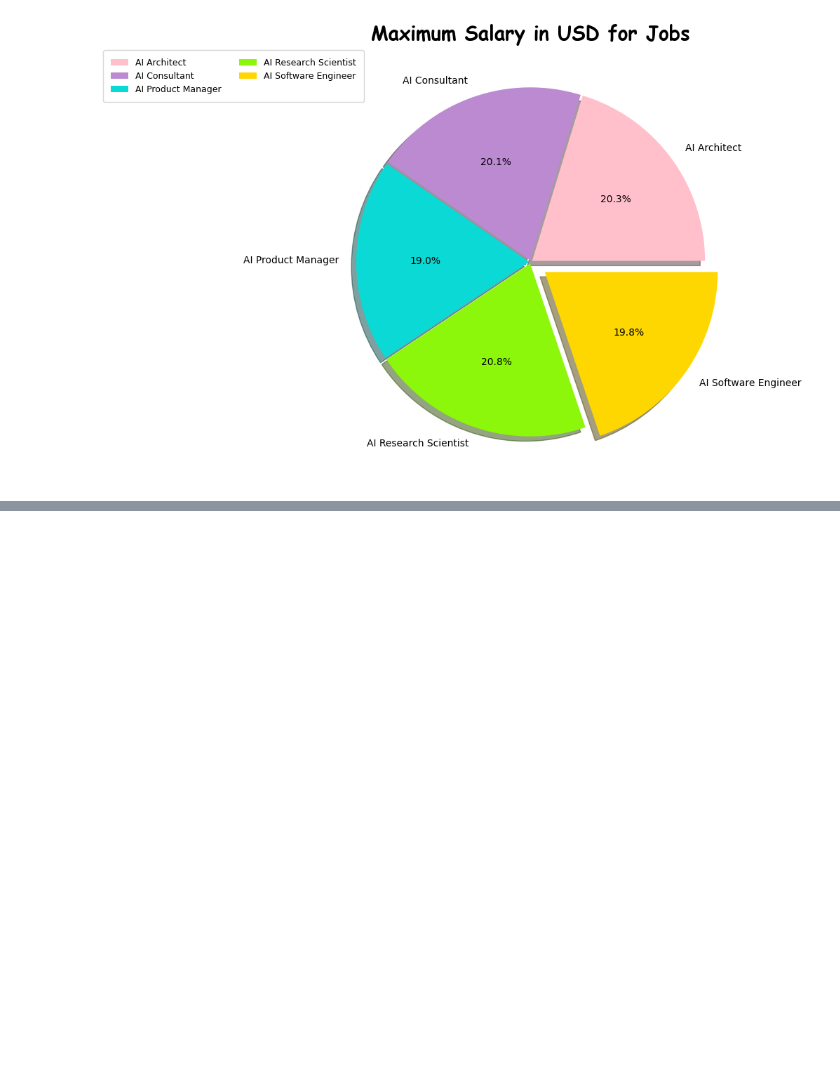
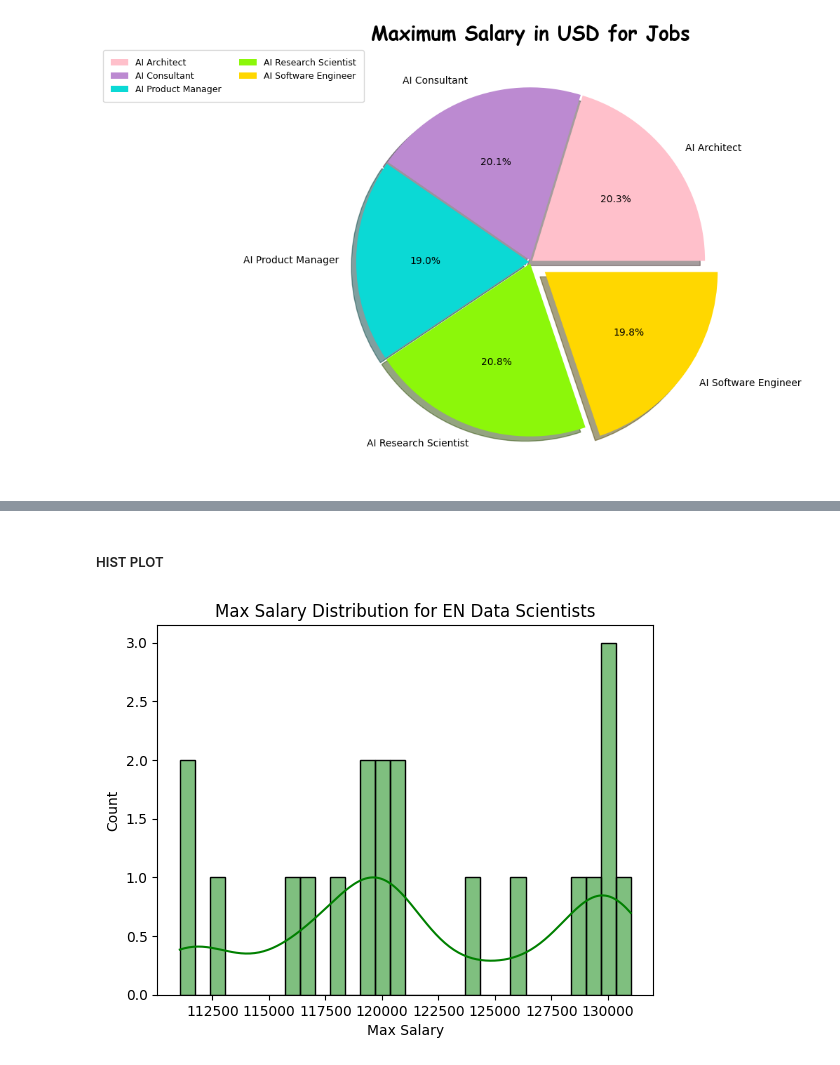
Before and after one commit to Sharu2507/EDA-project, a Jupyter notebook: Project_Phase_1/AI_project_phase1.ipynb, the cells around one changed output, grey strips where cells are left out. Drawn from its saved outputs; the diff is of its cells as text; code cells hidden in the pictures; blank space fills up the shorter version.

```diff
--- a/Project_Phase_1/AI_project_phase1.ipynb
+++ b/Project_Phase_1/AI_project_phase1.ipynb
@@ -609,0 +664,17 @@ plt.show()
+# %% [markdown]
+##### HIST PLOT
+# %%
+# creating a histplot for jobs[:20] and maximum salary
+
+# for creating plots i need a small data set
+ds = s_r.loc[(s_r['job_title'].isin(jobs)) &
+             (s_r['experience_level'] == 'EN')]
+# plotting
+sns.histplot(data=ds, x='max', kde=True, color='green', kde_kws={'bw_adjust': 0.5}, bins = 30)
+
+plt.title("Max Salary Distribution for EN Data Scientists")
+plt.xlabel("Max Salary")
+plt.ylabel("Count")
+plt.show()
+# %% [output]
+[figure, added]
```
Also changed, not shown: parts of 93 cells of this notebook.
